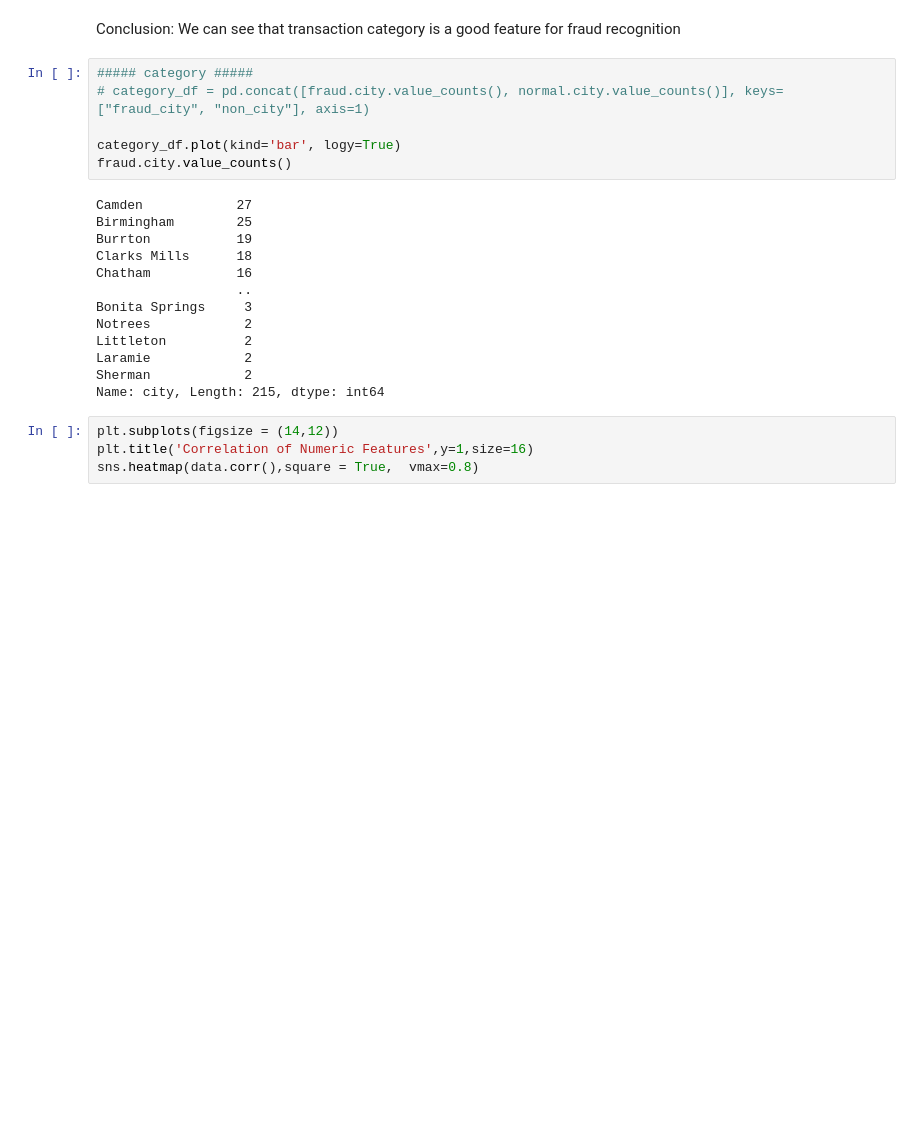
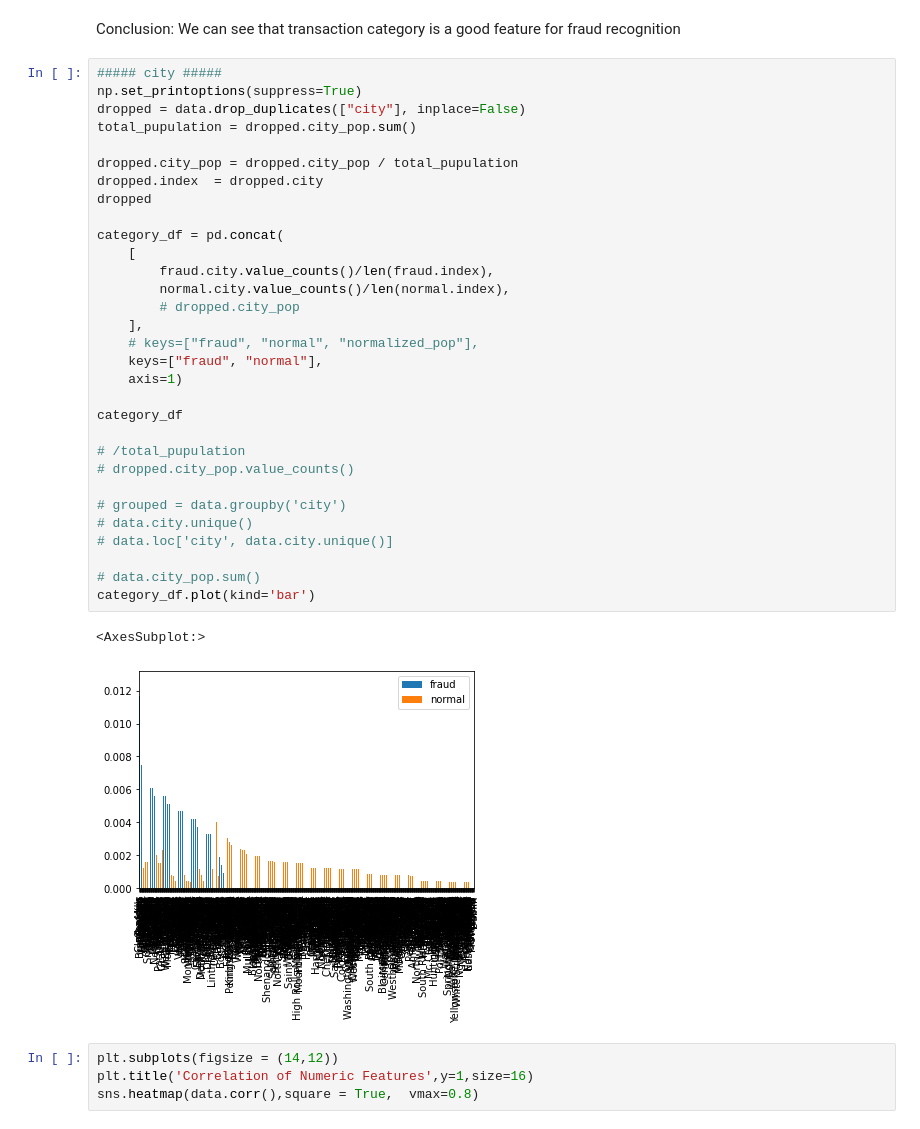
Before and after one commit to sashaaKr/master-of-science, a Jupyter notebook: semester_2/Advanced_Topics_in_Machine_Learning/assignment_2/Advanced Machine Learning - HW #2.ipynb, the cells around one changed output. Cells and saved outputs as stored; diff of their text form; blank space fills up the shorter version.

```diff
--- a/semester_2/Advanced_Topics_in_Machine_Learning/assignment_2/Advanced Machine Learning - HW #2.ipynb
+++ b/semester_2/Advanced_Topics_in_Machine_Learning/assignment_2/Advanced Machine Learning - HW #2.ipynb
@@ -373,25 +373,40 @@ category_df.plot(kind='bar', logy=True)
 # %% [markdown]
 Conclusion:
 We can see that transaction category is a good feature for fraud recognition
-# %%
-##### category #####
-# category_df = pd.concat([fraud.city.value_counts(), normal.city.value_counts()], keys=["fraud_city", "non_city"], axis=1)
-
-category_df.plot(kind='bar', logy=True)
-fraud.city.value_counts()
-# %% [output]
-Camden            27
-Birmingham        25
-Burrton           19
-Clarks Mills      18
-Chatham           16
-                  ..
-Bonita Springs     3
-Notrees            2
-Littleton          2
-Laramie            2
-Sherman            2
-Name: city, Length: 215, dtype: int64
+# %%
+##### city #####
+np.set_printoptions(suppress=True)
+dropped = data.drop_duplicates(["city"], inplace=False)
+total_pupulation = dropped.city_pop.sum()
+
+dropped.city_pop = dropped.city_pop / total_pupulation
+dropped.index  = dropped.city
+dropped
+
+category_df = pd.concat(
+    [
+        fraud.city.value_counts()/len(fraud.index),
+        normal.city.value_counts()/len(normal.index),
+        # dropped.city_pop
+    ],
+    # keys=["fraud", "normal", "normalized_pop"],
+    keys=["fraud", "normal"],
+    axis=1)
+
+category_df
+
+# /total_pupulation
+# dropped.city_pop.value_counts()
+
+# grouped = data.groupby('city')
+# data.city.unique()
+# data.loc['city', data.city.unique()]
+
+# data.city_pop.sum()
+category_df.plot(kind='bar')
+# %% [output]
+<AxesSubplot:>
+[figure, added]
 # %%
 plt.subplots(figsize = (14,12))
 plt.title('Correlation of Numeric Features',y=1,size=16)
```
Also changed, not shown: parts of 2 cells of this notebook.
